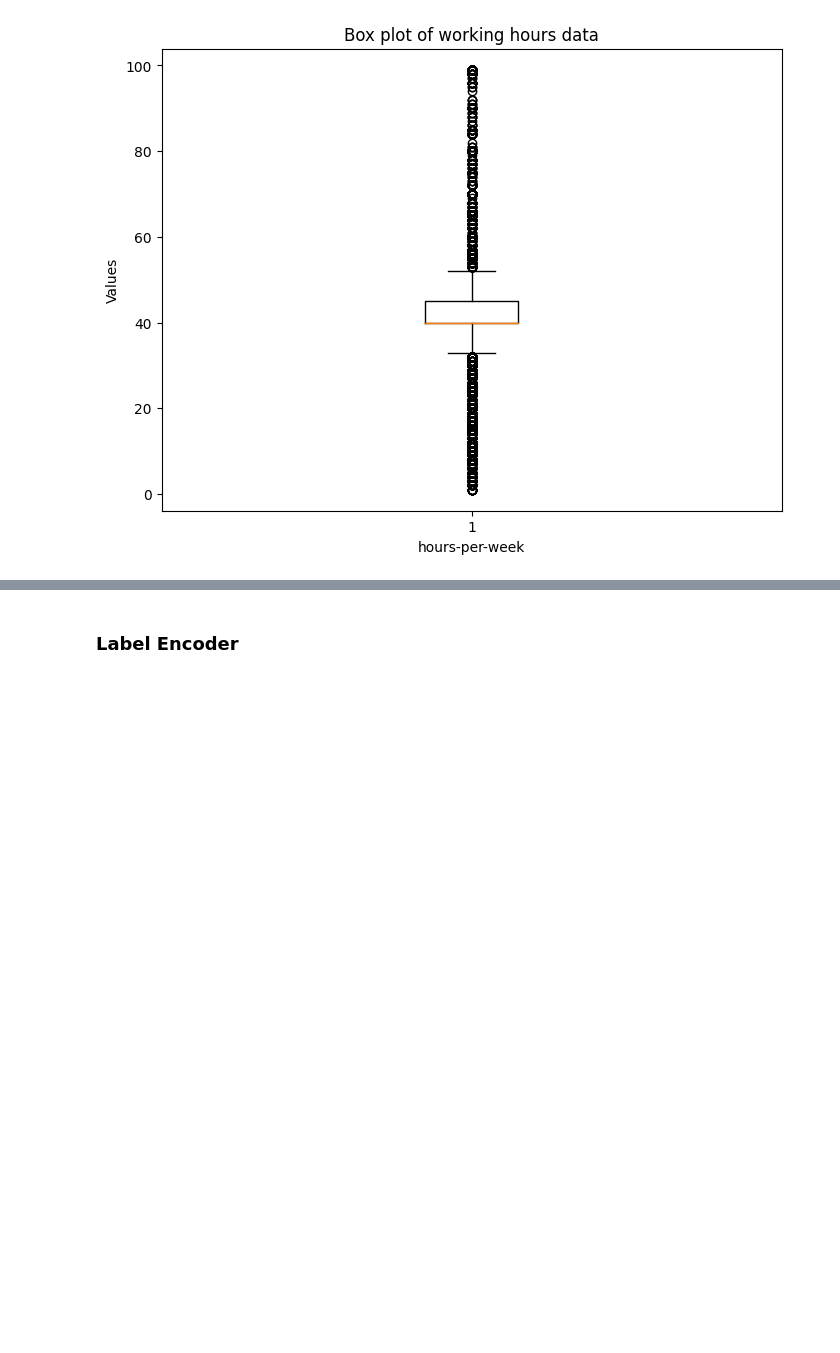
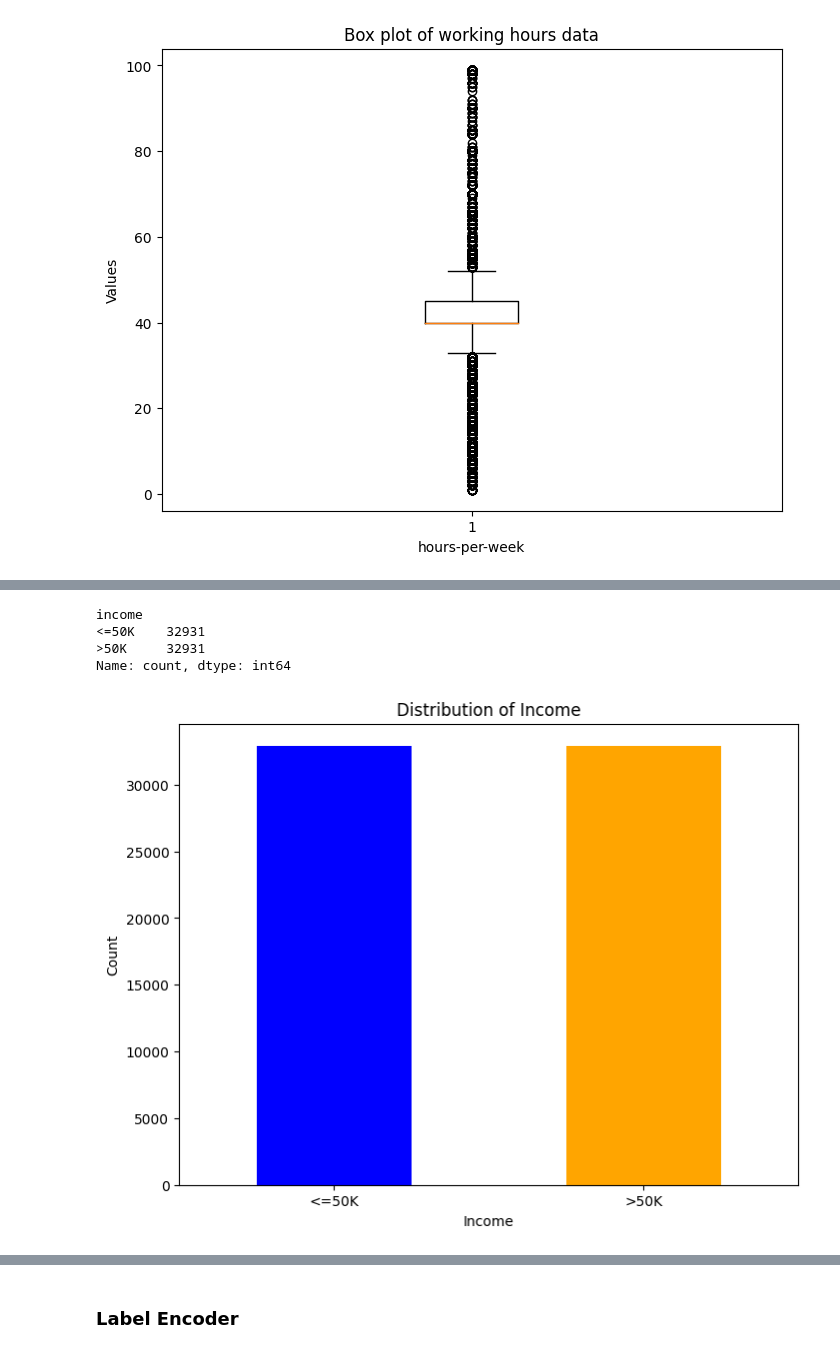
Before and after one commit to VanujaDesilva/IncomePrediction-ML-Models, a Jupyter notebook: Data Pre Processing.ipynb, the cells around one changed output, grey strips where cells are left out. Cells and saved outputs as stored; diff of their text form; code cells hidden in the pictures; blank space fills up the shorter version.

```diff
--- a/Data Pre Processing.ipynb
+++ b/Data Pre Processing.ipynb
@@ -665,0 +692,36 @@ data.head()
+# %%
+from sklearn.utils import resample
+
+# Separate majority and minority classes
+majority_class = data[data['income'] == '<=50K']
+minority_class = data[data['income'] == '>50K']
+
+# Upsample minority class
+minority_upsampled = resample(minority_class,
+                               replace=True,     # sample with replacement
+                               n_samples=len(majority_class),    # to match majority class
+                               random_state=42)  # reproducible results
+
+# Combine majority class with upsampled minority class
+upsampled_data = pd.concat([majority_class, minority_upsampled])
+
+# Display the counts of the two classes to verify the upsampling
+print(upsampled_data['income'].value_counts())
+# %% [output]
+income
+<=50K    32931
+>50K     32931
+Name: count, dtype: int64
+# %%
+income_counts = upsampled_data['income'].value_counts()
+
+# Plotting
+plt.figure(figsize=(8, 6))
+income_counts.plot(kind='bar', color=['blue', 'orange'])
+plt.title('Distribution of Income')
+plt.xlabel('Income')
+plt.ylabel('Count')
+plt.xticks(rotation=0)  # Rotate x-axis labels if needed
+plt.show()
+# %% [output]
+[figure, added]
```
Also changed, not shown: parts of 6 cells of this notebook.
